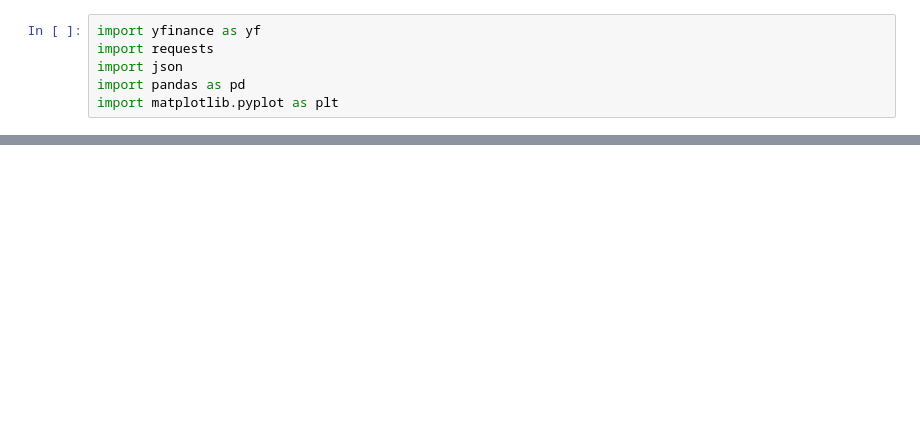
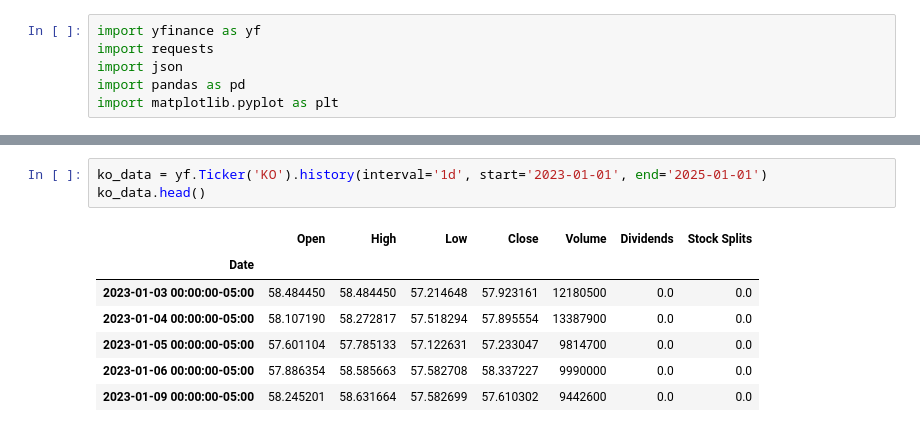
Before and after one commit to juanLude/backtesting_kangaroo, a Jupyter notebook: pairs_trading.ipynb, the cells around one changed output, grey strips where cells are left out. Saved outputs shown, nothing was run; the diff lists cells and outputs as text; blank space fills up the shorter version.

```diff
--- a/pairs_trading.ipynb
+++ b/pairs_trading.ipynb
@@ -36,0 +37,11 @@ Date
+# %%
+ko_data = yf.Ticker('KO').history(interval='1d', start='2023-01-01', end='2025-01-01')
+ko_data.head()
+# %% [output]
+|  | Open | High | Low | Close | Volume | Dividends | Stock Splits |
+| Date |  |  |  |  |  |  |  |
+| 2023-01-03 00:00:00-05:00 | 58.484450 | 58.484450 | 57.214648 | 57.923161 | 12180500 | 0.0 | 0.0 |
+| 2023-01-04 00:00:00-05:00 | 58.107190 | 58.272817 | 57.518294 | 57.895554 | 13387900 | 0.0 | 0.0 |
+| 2023-01-05 00:00:00-05:00 | 57.601104 | 57.785133 | 57.122631 | 57.233047 | 9814700 | 0.0 | 0.0 |
+| 2023-01-06 00:00:00-05:00 | 57.886354 | 58.585663 | 57.582708 | 58.337227 | 9990000 | 0.0 | 0.0 |
+| 2023-01-09 00:00:00-05:00 | 58.245201 | 58.631664 | 57.582699 | 57.610302 | 9442600 | 0.0 | 0.0 |
```
Also changed, not shown: parts of 6 cells of this notebook.
